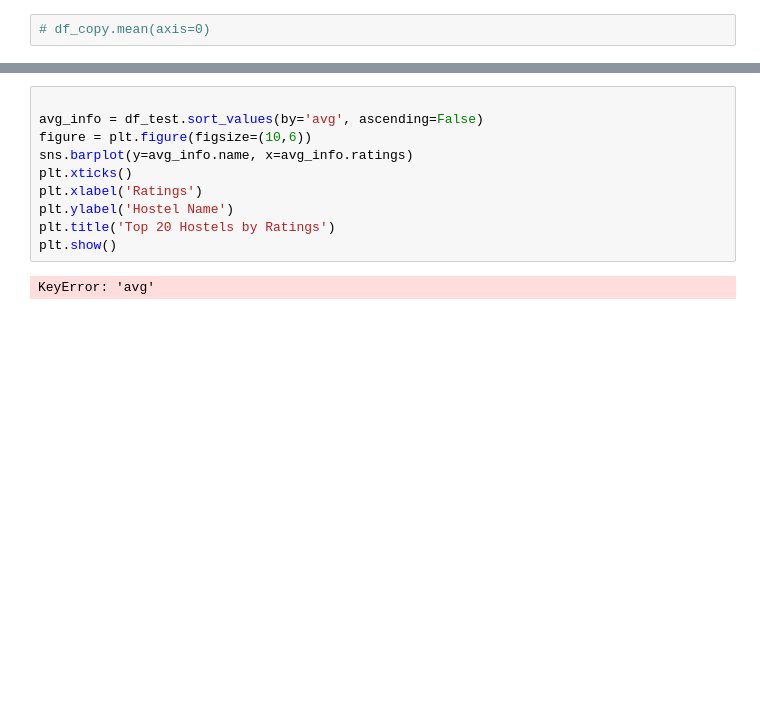
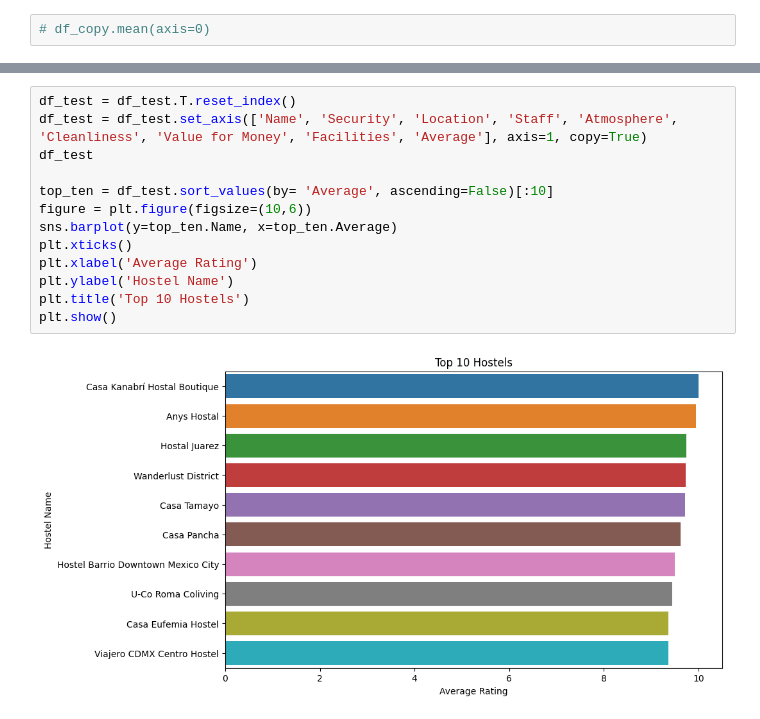
Before and after one commit to vknanavati/CIA-Factbook, a Jupyter notebook: Mexico.ipynb, the cells around one changed output, grey strips where cells are left out. Saved outputs shown, nothing was run; the diff lists cells and outputs as text; blank space fills up the shorter version.

```diff
--- a/Mexico.ipynb
+++ b/Mexico.ipynb
@@ -143,12 +67,15 @@ df_test
 # %%
+df_test = df_test.T.reset_index()
+df_test = df_test.set_axis(['Name', 'Security', 'Location', 'Staff', 'Atmosphere', 'Cleanliness', 'Value for Money', 'Facilities', 'Average'], axis=1, copy=True)
+df_test
 
-avg_info = df_test.sort_values(by='avg', ascending=False)
+top_ten = df_test.sort_values(by= 'Average', ascending=False)[:10]
 figure = plt.figure(figsize=(10,6))
-sns.barplot(y=avg_info.name, x=avg_info.ratings)
+sns.barplot(y=top_ten.Name, x=top_ten.Average)
 plt.xticks()
-plt.xlabel('Ratings')
+plt.xlabel('Average Rating')
 plt.ylabel('Hostel Name')
-plt.title('Top 20 Hostels by Ratings')
+plt.title('Top 10 Hostels')
 plt.show()
 # %% [output]
-KeyError: 'avg'
+[figure, added]
```
Also changed, not shown: parts of 7 cells of this notebook.
